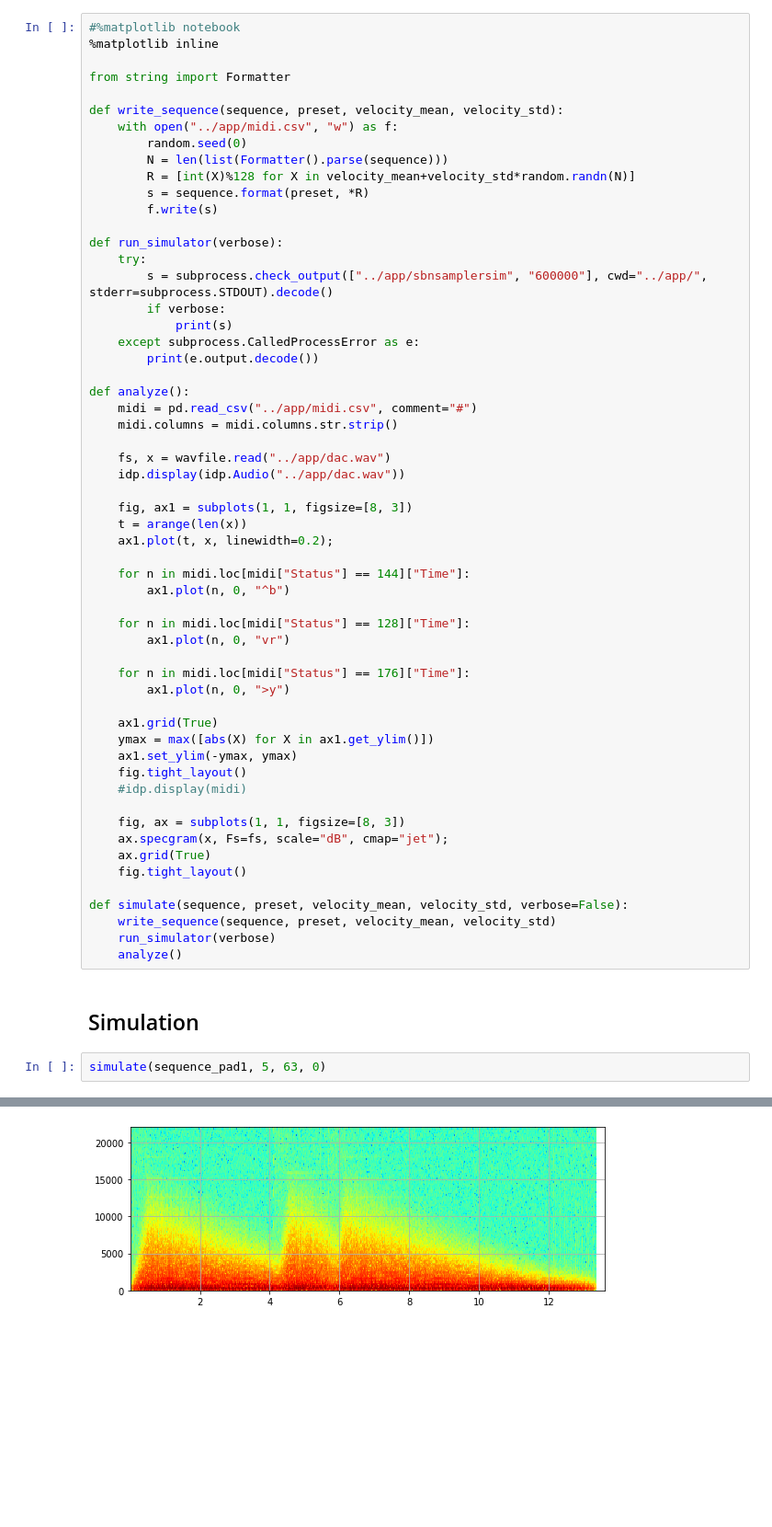
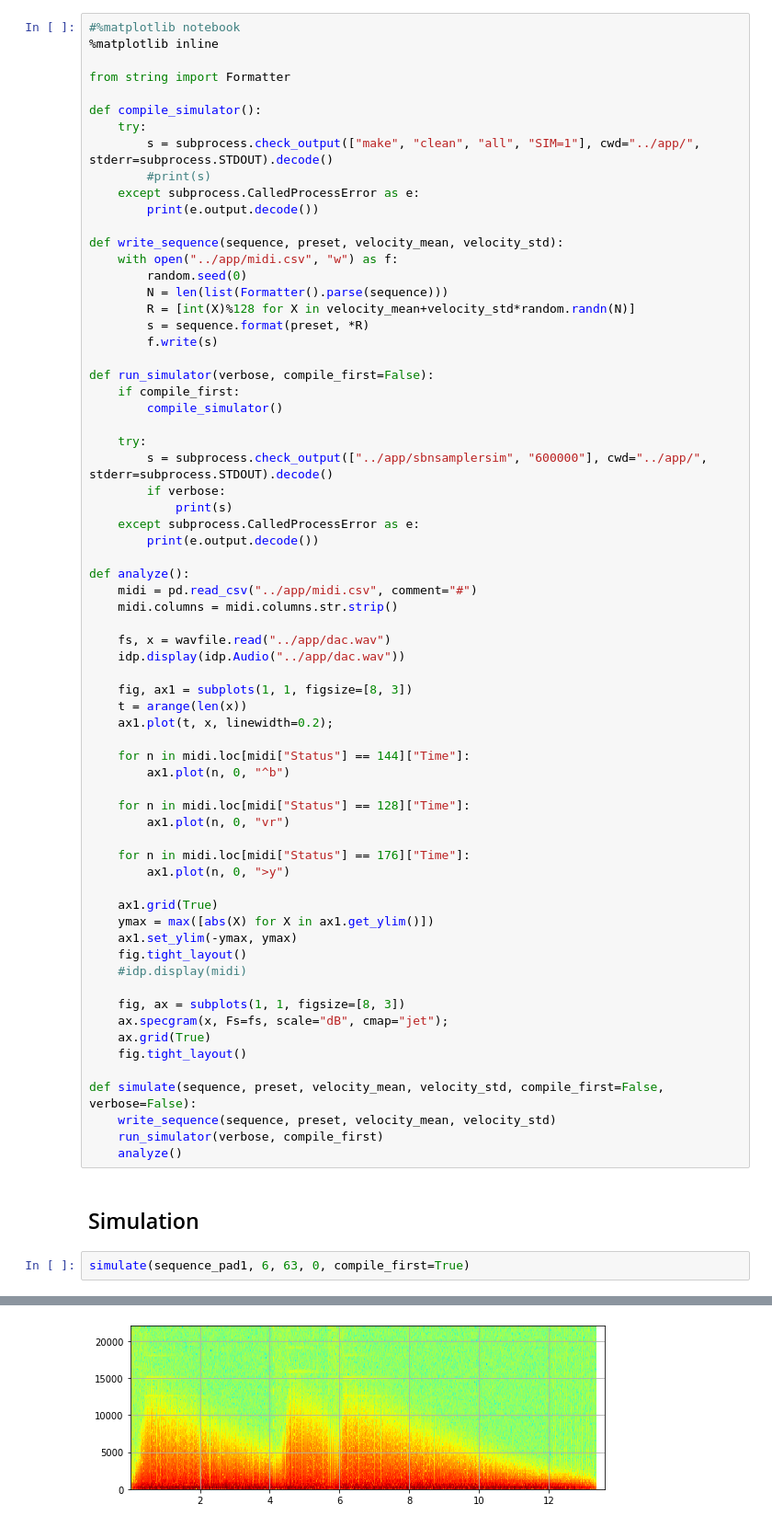
Before and after one commit to soerenbnoergaard/sbnsampler, a Jupyter notebook: notebooks/simulator_sounds.ipynb, the cells around one changed output, grey strips where cells are left out. Shown at 92% size. Drawn from its saved outputs; the diff is of its cells as text; blank space fills up the shorter version.

```diff
--- a/notebooks/simulator_sounds.ipynb
+++ b/notebooks/simulator_sounds.ipynb
@@ -99,6 +91,13 @@ sequence_pad2 = """Time,Status,Data0,Data1
 %matplotlib inline
 
 from string import Formatter
+
+def compile_simulator():
+    try:
+        s = subprocess.check_output(["make", "clean", "all", "SIM=1"], cwd="../app/", stderr=subprocess.STDOUT).decode()
+        #print(s)
+    except subprocess.CalledProcessError as e:
+        print(e.output.decode())
 
 def write_sequence(sequence, preset, velocity_mean, velocity_std):
     with open("../app/midi.csv", "w") as f:
@@ -108,7 +107,10 @@ def write_sequence(sequence, preset, velocity_mean, velocity_std):
         s = sequence.format(preset, *R)
         f.write(s)
 
-def run_simulator(verbose):
+def run_simulator(verbose, compile_first=False):
+    if compile_first:
+        compile_simulator()
+
     try:
         s = subprocess.check_output(["../app/sbnsamplersim", "600000"], cwd="../app/", stderr=subprocess.STDOUT).decode()
         if verbose:
@@ -147,13 +149,13 @@ def analyze():
     ax.grid(True)
     fig.tight_layout()
 
-def simulate(sequence, preset, velocity_mean, velocity_std, verbose=False):
+def simulate(sequence, preset, velocity_mean, velocity_std, compile_first=False, verbose=False):
     write_sequence(sequence, preset, velocity_mean, velocity_std)
-    run_simulator(verbose)
+    run_simulator(verbose, compile_first)
     analyze()
 # %% [markdown]
 ## Simulation
 # %%
-simulate(sequence_pad1, 5, 63, 0)
+simulate(sequence_pad1, 6, 63, 0, compile_first=True)
 # %% [output]
 [interactive output not drawn]
@@ -161 +163 @@ simulate(sequence_pad1, 5, 63, 0)
-[figure, old version]
+[figure, new version]
```
Also changed, not shown: parts of 3 cells of this notebook, 3 other files.
